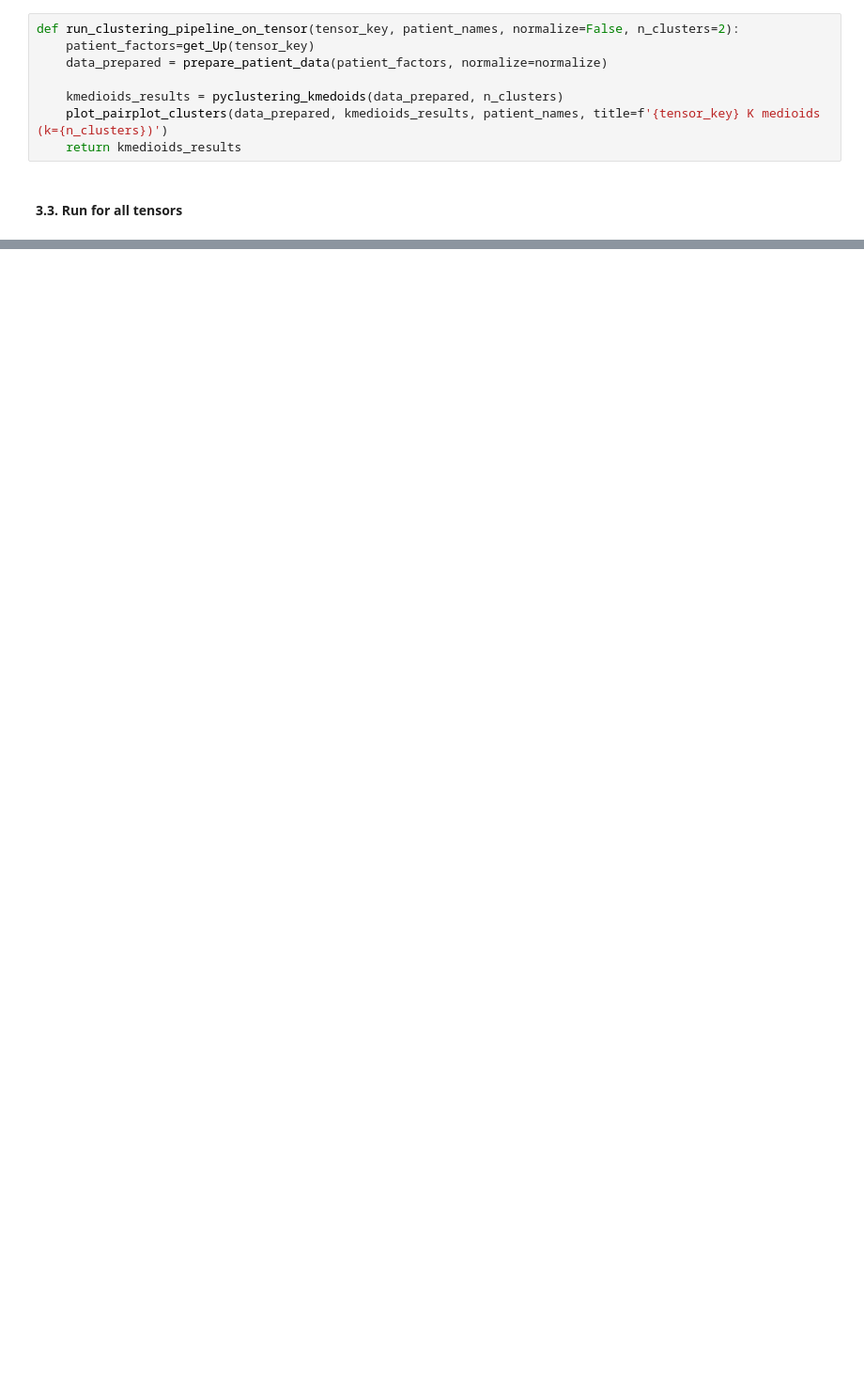
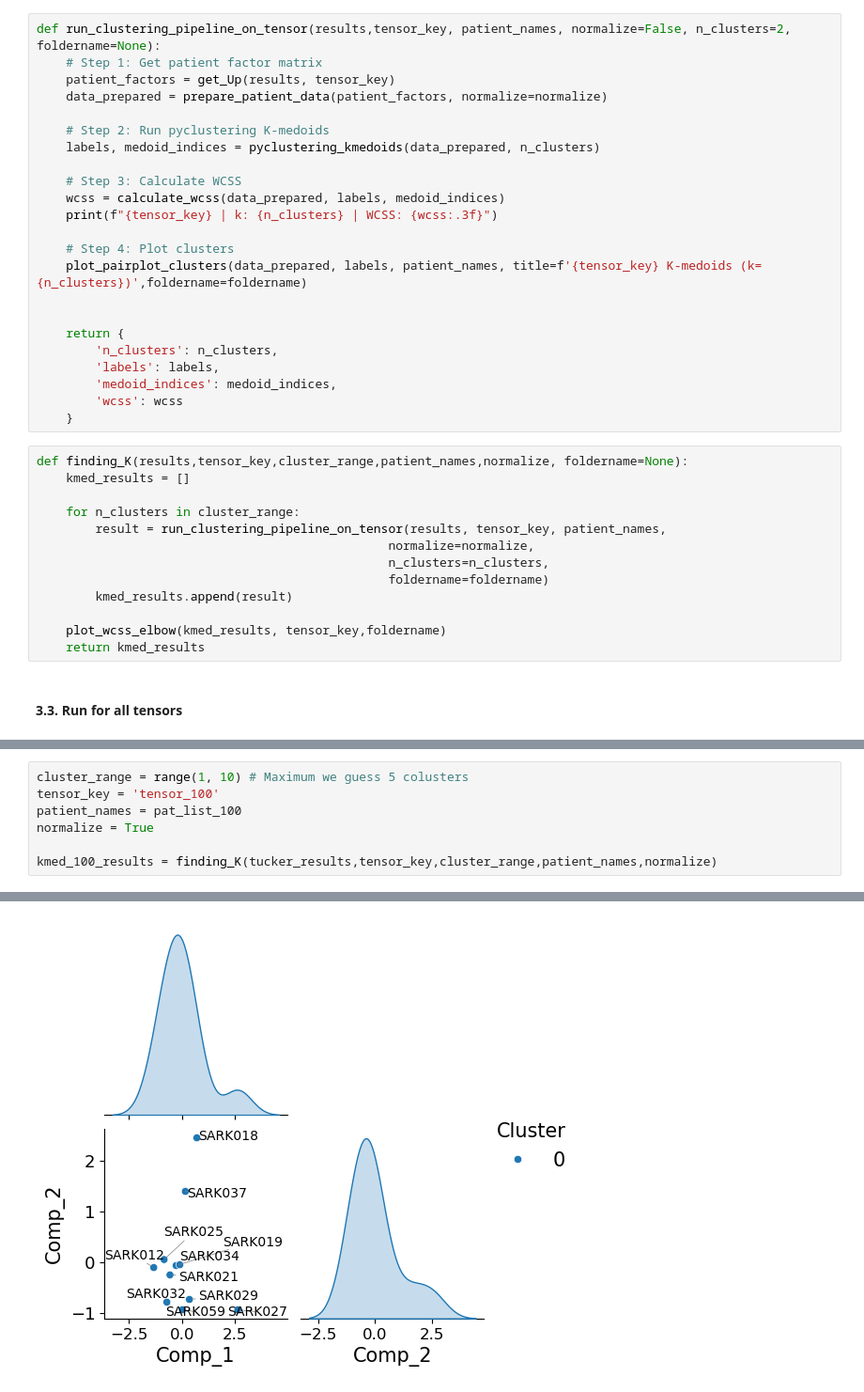
Before and after one commit to pablovadillo/Tensordecomposition, a Jupyter notebook: Tucker_clustering.ipynb, the cells around one changed output, grey strips where cells are left out. Shown at 94% size. Drawn from its saved outputs; the diff is of its cells as text; blank space fills up the shorter version.

Commit message:
New plots and new paths

```diff
--- a/Tucker_clustering.ipynb
+++ b/Tucker_clustering.ipynb
@@ -173,10 +223,38 @@ def plot_pairplot_clusters(data, labels, patient_names, title='Pairplot Cluster
 # %%
-def run_clustering_pipeline_on_tensor(tensor_key, patient_names, normalize=False, n_clusters=2):
-    patient_factors=get_Up(tensor_key)
+def run_clustering_pipeline_on_tensor(results,tensor_key, patient_names, normalize=False, n_clusters=2, foldername=None):
+    # Step 1: Get patient factor matrix
+    patient_factors = get_Up(results, tensor_key)
     data_prepared = prepare_patient_data(patient_factors, normalize=normalize)
 
-    kmedioids_results = pyclustering_kmedoids(data_prepared, n_clusters)
-    plot_pairplot_clusters(data_prepared, kmedioids_results, patient_names, title=f'{tensor_key} K medioids (k={n_clusters})')
-    return kmedioids_results
+    # Step 2: Run pyclustering K-medoids
+    labels, medoid_indices = pyclustering_kmedoids(data_prepared, n_clusters)
+
+    # Step 3: Calculate WCSS
+    wcss = calculate_wcss(data_prepared, labels, medoid_indices)
+    print(f"{tensor_key} | k: {n_clusters} | WCSS: {wcss:.3f}")
+
+    # Step 4: Plot clusters
+    plot_pairplot_clusters(data_prepared, labels, patient_names, title=f'{tensor_key} K-medoids (k={n_clusters})',foldername=foldername)
+
+
+    return {
+        'n_clusters': n_clusters,
+        'labels': labels,
+        'medoid_indices': medoid_indices,
+        'wcss': wcss
+    }
+# %%
+def finding_K(results,tensor_key,cluster_range,patient_names,normalize, foldername=None):
+    kmed_results = []
+
+    for n_clusters in cluster_range:
+        result = run_clustering_pipeline_on_tensor(results, tensor_key, patient_names,
+                                                normalize=normalize,
+                                                n_clusters=n_clusters,
+                                                foldername=foldername)
+        kmed_results.append(result)
+
+    plot_wcss_elbow(kmed_results, tensor_key,foldername)
+    return kmed_results
 # %% [markdown]
 #### 3.3. Run for all tensors
@@ -200,0 +287,8 @@ kmed_300 = run_clustering_pipeline_on_tensor('tensor_300', pat_list_300,normaliz
+# %%
+cluster_range = range(1, 10) # Maximum we guess 5 colusters
+tensor_key = 'tensor_100'
+patient_names = pat_list_100
+normalize = True
+
+kmed_100_results = finding_K(tucker_results,tensor_key,cluster_range,patient_names,normalize)
+# %% [output]
@@ -200,0 +296 @@ kmed_300 = run_clustering_pipeline_on_tensor('tensor_300', pat_list_300,normaliz
+[figure, added]
```
Also changed, not shown: parts of 41 cells of this notebook.
